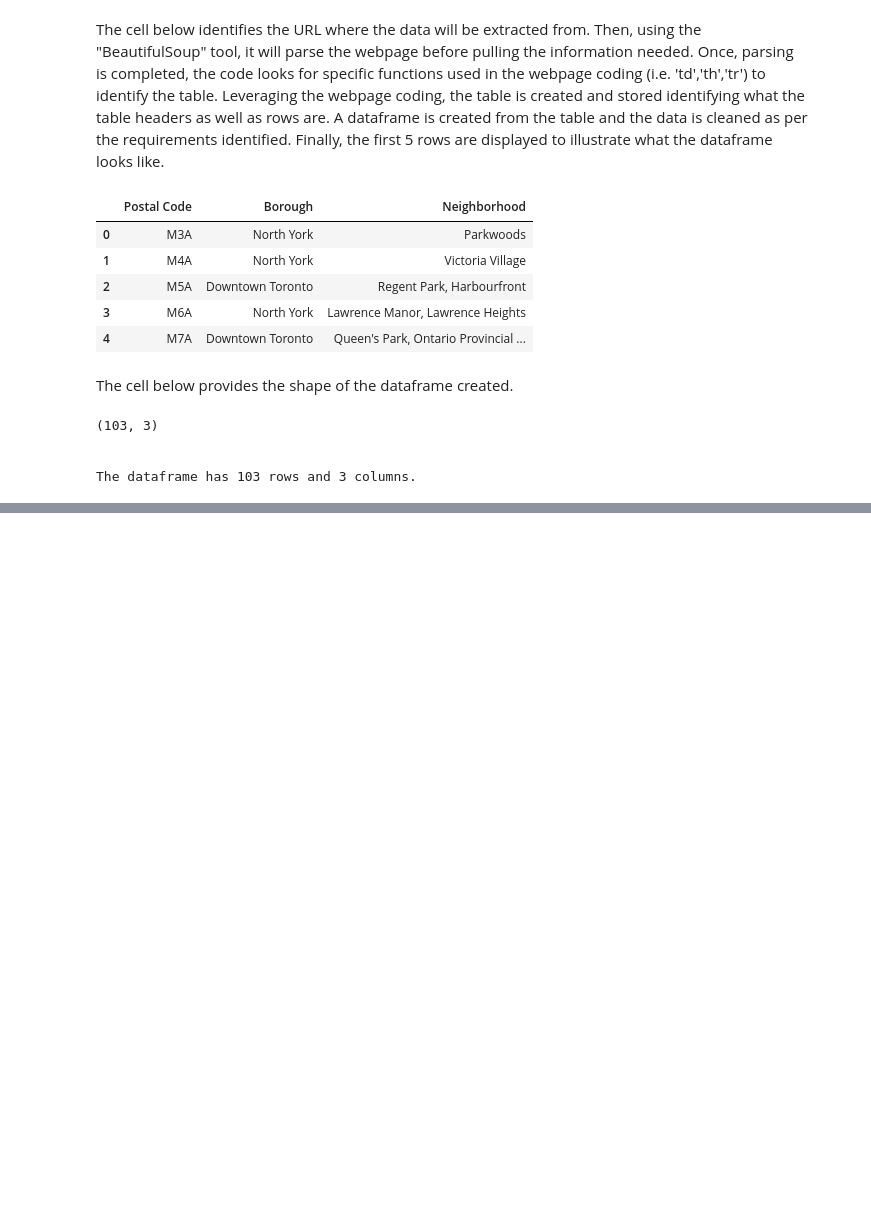
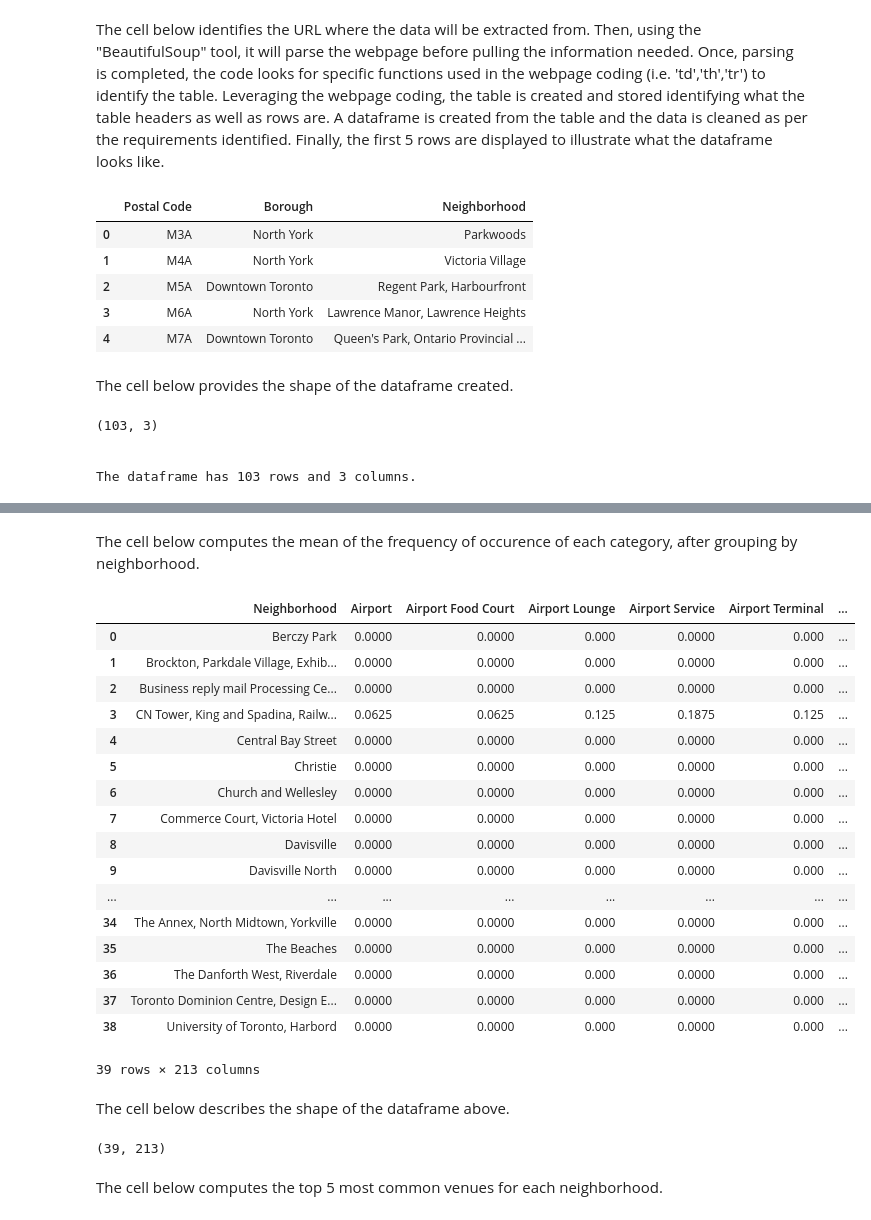
Before and after one commit to rayc97/Coursera_Capstone, a Jupyter notebook: Capstone Assignment.ipynb, the cells around one changed output, grey strips where cells are left out. Saved outputs shown, nothing was run; the diff lists cells and outputs as text; code cells hidden in the pictures; blank space fills up the shorter version.

```diff
--- a/Capstone Assignment.ipynb
+++ b/Capstone Assignment.ipynb
@@ -61,0 +132,17 @@ The dataframe has 103 rows and 3 columns.
+# %%
+map_toronto = folium.Map(location=[latitude, longitude], zoom_start=12)
+
+for lat, lng, borough, neighborhood in zip(toronto_df['Latitude'], toronto_df['Longitude'], toronto_df['Borough'], toronto_df['Neighborhood']):
+    label = '{}, {}'.format(neighborhood, borough)
+    label = folium.Popup(label, parse_html=True)
+    folium.CircleMarker(
+        [lat, lng],
+        radius=5,
+        popup=label,
+        color='blue',
+        fill=True,
+        fill_color='#3186cc',
+        fill_opacity=0.7,
+        parse_html=False).add_to(map_toronto)
+
+map_toronto
@@ -61,0 +197,5 @@ The dataframe has 103 rows and 3 columns.
+# %%
+toronto_venues = getNearbyVenues(names = toronto_df['Neighborhood'],
+                                   latitudes = toronto_df['Latitude'],
+                                   longitudes = toronto_df['Longitude']
+                                  )
@@ -61,0 +258,4 @@ The dataframe has 103 rows and 3 columns.
+# %%
+toronto_venues = toronto_venues[toronto_venues['Venue Category'] != 'Neighborhood']
+
+print('There are {} uniques categories.'.format(len(toronto_venues['Venue Category'].unique())))
@@ -61,0 +285,32 @@ The dataframe has 103 rows and 3 columns.
+# %% [markdown]
+The cell below computes the mean of the frequency of occurence of each category, after grouping by neighborhood.
+# %%
+toronto_grouped = toronto_onehot.groupby('Neighborhood').mean().reset_index()
+toronto_grouped
+# %% [output]
+|  | Neighborhood | Airport | Airport Food Court | Airport Lounge | Airport Service | Airport Terminal | ... |
+| 0 | Berczy Park | 0.0000 | 0.0000 | 0.000 | 0.0000 | 0.000 | ... |
+| 1 | Brockton, Parkdale Village, Exhib... | 0.0000 | 0.0000 | 0.000 | 0.0000 | 0.000 | ... |
+| 2 | Business reply mail Processing Ce... | 0.0000 | 0.0000 | 0.000 | 0.0000 | 0.000 | ... |
+| 3 | CN Tower, King and Spadina, Railw... | 0.0625 | 0.0625 | 0.125 | 0.1875 | 0.125 | ... |
+| 4 | Central Bay Street | 0.0000 | 0.0000 | 0.000 | 0.0000 | 0.000 | ... |
+| 5 | Christie | 0.0000 | 0.0000 | 0.000 | 0.0000 | 0.000 | ... |
+| 6 | Church and Wellesley | 0.0000 | 0.0000 | 0.000 | 0.0000 | 0.000 | ... |
+| 7 | Commerce Court, Victoria Hotel | 0.0000 | 0.0000 | 0.000 | 0.0000 | 0.000 | ... |
+| 8 | Davisville | 0.0000 | 0.0000 | 0.000 | 0.0000 | 0.000 | ... |
+| 9 | Davisville North | 0.0000 | 0.0000 | 0.000 | 0.0000 | 0.000 | ... |
+| ... | ... | ... | ... | ... | ... | ... | ... |
+| 34 | The Annex, North Midtown, Yorkville | 0.0000 | 0.0000 | 0.000 | 0.0000 | 0.000 | ... |
+| 35 | The Beaches | 0.0000 | 0.0000 | 0.000 | 0.0000 | 0.000 | ... |
+| 36 | The Danforth West, Riverdale | 0.0000 | 0.0000 | 0.000 | 0.0000 | 0.000 | ... |
+| 37 | Toronto Dominion Centre, Design E... | 0.0000 | 0.0000 | 0.000 | 0.0000 | 0.000 | ... |
+| 38 | University of Toronto, Harbord | 0.0000 | 0.0000 | 0.000 | 0.0000 | 0.000 | ... |
+39 rows × 213 columns
+# %% [markdown]
+The cell below describes the shape of the dataframe above.
+# %%
+toronto_grouped.shape
+# %% [output]
+(39, 213)
+# %% [markdown]
+The cell below computes the top 5 most common venues for each neighborhood.
```
Also changed, not shown: parts of 37 cells of this notebook.
